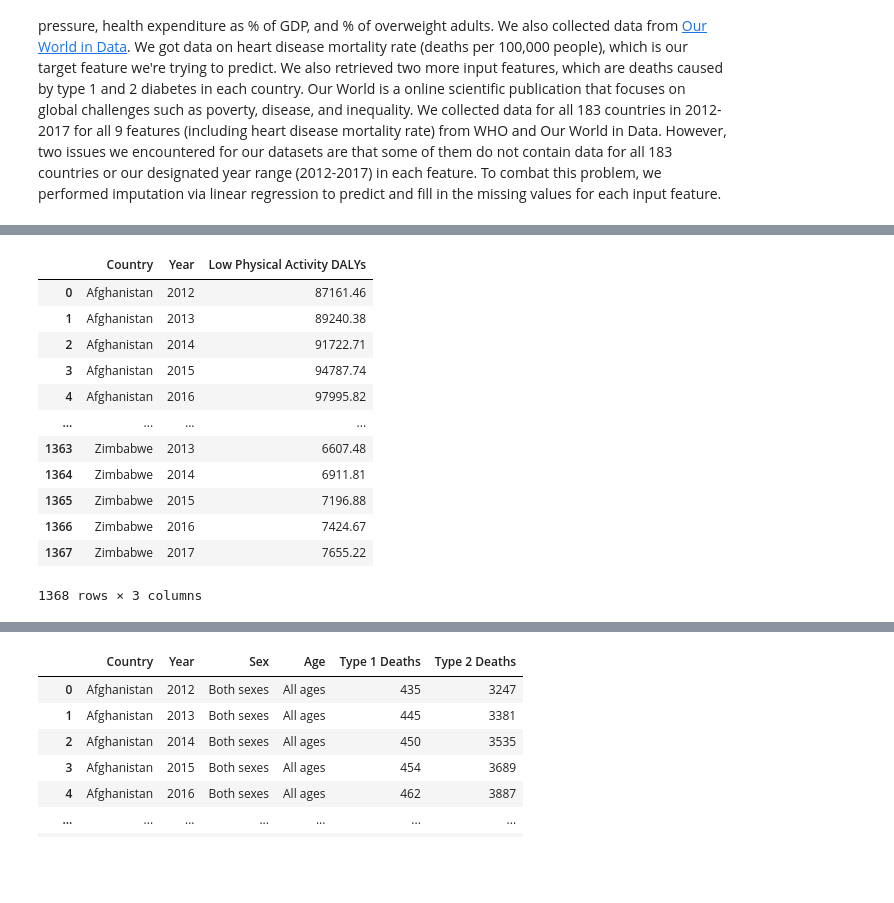
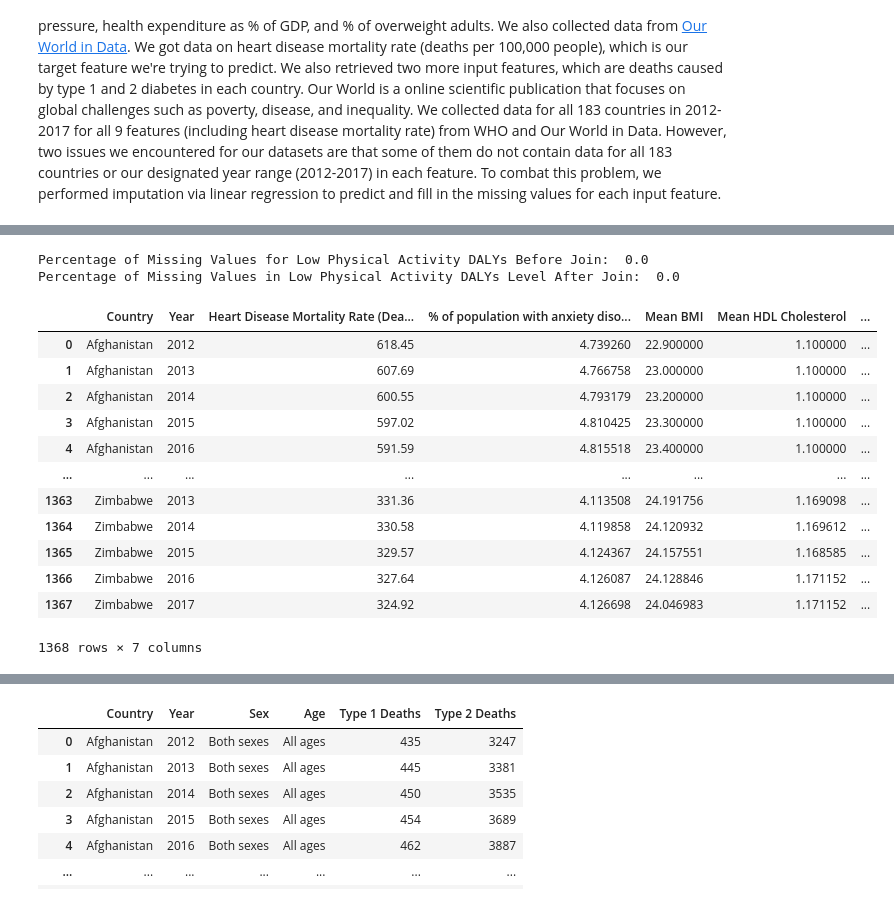
Before and after one commit to tulisamarth123/tulisamarth123.github.io, a Jupyter notebook: final_tutorial_notebook.ipynb, the cells around one changed output, grey strips where cells are left out. Cells and saved outputs as stored; diff of their text form; code cells hidden in the pictures; blank space fills up the shorter version.

Commit message:
Added data processing Markdown and updated index.html (Still in progress)

```diff
--- a/final_tutorial_notebook.ipynb
+++ b/final_tutorial_notebook.ipynb
@@ -71,11 +69,18 @@ anxiety_prevalence_all_countries = anxiety_prevalence_all_countries.sort_values(
 anxiety_prevalence_all_countries = anxiety_prevalence_all_countries.reset_index(drop = True)
 # Compute % of missing values in anxiety disorder data
 percentage_missing_values_anxiety_before = ((float(anxiety_prevalence_all_countries['% of population with anxiety disorders'].isna().sum()))/anxiety_prevalence_all_countries['% of population with anxiety disorders'].count()) * 100.0
-print(percentage_missing_values_anxiety_before)
+print("Percent Missing Anxiety Values Before Join: ", percentage_missing_values_anxiety_before)
+# Substituting all NaN values in anxiety col of main dataframe with mean values of corresponding years
+heart_disease_death_rates['% of population with anxiety disorders'] = anxiety_prevalence_all_countries['% of population with anxiety disorders']
+heart_disease_death_rates['% of population with anxiety disorders'] = heart_disease_death_rates['% of population with anxiety disorders'].fillna(0.0)
+for index, row in heart_disease_death_rates.iterrows():
+    if row['% of population with anxiety disorders'] == 0.0:
+        anxiety_col = heart_disease_death_rates[heart_disease_death_rates['Year'] == row['Year']]['% of population with anxiety disorders']
+        mean_anxiety = anxiety_col.mean(axis = 0)
+        heart_disease_death_rates.loc[index, '% of population with anxiety disorders'] = mean_anxiety
 # Compute % of missing values in anxiety after join
-heart_disease_death_rates['% of population with anxiety disorders'] = anxiety_prevalence_all_countries['% of population with anxiety disorders']
 percentage_missing_values_anxiety_after = ((float(heart_disease_death_rates['% of population with anxiety disorders'].isna().sum()))/heart_disease_death_rates['% of population with anxiety disorders'].count()) * 100.0
+print("Percent Missing Anxiety Values After Join and Imputation: ", percentage_missing_values_anxiety_after)
 # Outputting heart disease death rates df with anxiety column
-print(percentage_missing_values_anxiety_after)
 heart_disease_death_rates
 # %% [output]
@@ -111,10 +116,18 @@ bmi_all_countries = bmi_all_countries[['Country', 'Year', 'Mean BMI']]
 # Compute % of missing values in BMI data frame before join
 percentage_missing_values_bmi_before = ((float(bmi_all_countries['Mean BMI'].isna().sum()))/bmi_all_countries['Mean BMI'].count()) * 100.0
 print("Percentage of Missing Values for Mean BMI Before Join: ", percentage_missing_values_bmi_before)
-# Merge BMI data with heart disease mortality data frame and compute % of missing values after join
+# Merge BMI data with heart disease mortality data frame, Substituting all NaN values in BMI col of main dataframe with mean values of corresponding years
 heart_disease_death_rates['Mean BMI'] = bmi_all_countries['Mean BMI']
+heart_disease_death_rates['Mean BMI'] = heart_disease_death_rates['Mean BMI'].fillna(0.0)
+for index, row in heart_disease_death_rates.iterrows():
+    if row['Mean BMI'] == 0.0:
+        bmi_col = heart_disease_death_rates[heart_disease_death_rates['Year'] == row['Year']]['Mean BMI'].dropna()
+        bmi_mean = bmi_col.mean(axis = 0)
+        heart_disease_death_rates.loc[index, 'Mean BMI'] = bmi_mean
+# Compute % of missing values in BMI after join
 percentage_missing_values_bmi_after = ((float(heart_disease_death_rates['Mean BMI'].isna().sum()))/heart_disease_death_rates['Mean BMI'].count()) * 100.0
 print("Percentage of Missing Values in Mean BMI After Join: ", percentage_missing_values_bmi_after)
+# Outputting heart disease death rates df with BMI column
 heart_disease_death_rates
 # %% [output]
 Percentage of Missing Values for Mean BMI Before Join:  2.094240837696335
@@ -149,10 +162,18 @@ mean_HDL_cholesterol  = mean_HDL_cholesterol[['Country', 'Year', 'Cholesterol Le
 # Compute % of missing values in cholesterol data frame before join
 percentage_missing_values_cholesterol_before = ((float(mean_HDL_cholesterol['Cholesterol Level'].isna().sum()))/mean_HDL_cholesterol['Cholesterol Level'].count()) * 100.0
 print("Percentage of Missing Values for Mean HDL Cholesterol Before Join: ", percentage_missing_values_cholesterol_before)
-# Merge cholesteorl data with heart disease mortality data frame and compute % of missing values after join
+# Merge cholesteorl data with heart disease mortality data frame, Substituting all NaN values in mean HDL cholesterol col of main dataframe with mean values of corresponding years
 heart_disease_death_rates['Mean HDL Cholesterol'] = mean_HDL_cholesterol['Cholesterol Level']
+heart_disease_death_rates['Mean HDL Cholesterol'] = heart_disease_death_rates['Mean HDL Cholesterol'].fillna(0.0)
+for index, row in heart_disease_death_rates.iterrows():
+    if row['Mean HDL Cholesterol'] == 0.0:
+        hdl_cholesterol_col = heart_disease_death_rates[heart_disease_death_rates['Year'] == row['Year']]['Mean HDL Cholesterol'].dropna()
+        hdl_cholesterol_mean = hdl_cholesterol_col.mean(axis = 0)
+        heart_disease_death_rates.loc[index, 'Mean HDL Cholesterol'] = hdl_cholesterol_mean
+# Compute % of missing values in mean HDL cholesterol after join
 percentage_missing_values_cholesterol_after = ((float(heart_disease_death_rates['Mean HDL Cholesterol'].isna().sum()))/heart_disease_death_rates['Mean HDL Cholesterol'].count()) * 100.0
 print("Percentage of Missing Values in Cholesterol Level After Join: ", percentage_missing_values_cholesterol_after)
+# Outputting heart disease death rates df with mean HDL cholesterol column
 heart_disease_death_rates
 # %% [output]
 Percentage of Missing Values for Mean HDL Cholesterol Before Join:  0.0
@@ -173,24 +198,36 @@ Percentage of Missing Values in Cholesterol Level After Join:  19.3717277486911
 # %%
+# Import low physical activity DALYs data, select and rename relevant columns, and choose all rows with years 2012-2017 (will only consider data for both sexes)
 low_phys_activity = pd.read_csv("data/disease-burden-by-risk-factor.csv")
 low_phys_activity = low_phys_activity[['Entity', 'Year', 'DALYs (Disability-Adjusted Life Years) - Cause: All causes - Risk: Low physical activity - Sex: Both - Age: All Ages (Number)']]
 low_phys_activity = low_phys_activity.loc[low_phys_activity['Year'].isin([2012,2013,2014,2015,2016,2017])]
 low_phys_activity = low_phys_activity.rename(columns = {"Entity": "Country",  "DALYs (Disability-Adjusted Life Years) - Cause: All causes - Risk: Low physical activity - Sex: Both - Age: All Ages (Number)": "Low Physical Activity DALYs"})
+# Sort low physical activity DALYs data by country and year and reset indexes and choose only country, year, and low physical activity DALYs columns
 low_phys_activity = low_phys_activity.sort_values(by=['Country', 'Year'])
 low_phys_activity.insert(2, 'Sex', 'Both sexes')
 low_phys_activity = low_phys_activity.reset_index(drop = True)
 low_phys_activity = low_phys_activity[['Country', 'Year', 'Low Physical Activity DALYs']]
-low_phys_activity
+# Compute % of missing values in low physical activity data frame before join
+percentage_missing_values_low_physical_activity_before = ((float(low_phys_activity['Low Physical Activity DALYs'].isna().sum()))/low_phys_activity['Low Physical Activity DALYs'].count()) * 100.0
+print("Percentage of Missing Values for Low Physical Activity DALYs Before Join: ", percentage_missing_values_cholesterol_before)
+# Merge low physical activity DALY data with heart disease mortality data frame and compute % of missing values in low physical activity after join with main dataframe (no imputation required since 0% values missing after join)
+heart_disease_death_rates['Low Physical Activity DALYs'] = low_phys_activity['Low Physical Activity DALYs']
+percentage_missing_values_low_physical_activity_after = ((float(heart_disease_death_rates['Low Physical Activity DALYs'].isna().sum()))/heart_disease_death_rates['Low Physical Activity DALYs'].count()) * 100.0
+print("Percentage of Missing Values in Low Physical Activity DALYs Level After Join: ", percentage_missing_values_low_physical_activity_after)
+# Outputting heart disease death rates data frame after
+heart_disease_death_rates
 # %% [output]
+Percentage of Missing Values for Low Physical Activity DALYs Before Join:  0.0
+Percentage of Missing Values in Low Physical Activity DALYs Level After Join:  0.0
-|  | Country | Year | Low Physical Activity DALYs |
-| 0 | Afghanistan | 2012 | 87161.46 |
-| 1 | Afghanistan | 2013 | 89240.38 |
-| 2 | Afghanistan | 2014 | 91722.71 |
-| 3 | Afghanistan | 2015 | 94787.74 |
-| 4 | Afghanistan | 2016 | 97995.82 |
-| ... | ... | ... | ... |
-| 1363 | Zimbabwe | 2013 | 6607.48 |
-| 1364 | Zimbabwe | 2014 | 6911.81 |
-| 1365 | Zimbabwe | 2015 | 7196.88 |
-| 1366 | Zimbabwe | 2016 | 7424.67 |
-| 1367 | Zimbabwe | 2017 | 7655.22 |
+|  | Country | Year | Heart Disease Mortality Rate (Dea... | % of population with anxiety diso... | Mean BMI | Mean HDL Cholesterol | ... |
+| 0 | Afghanistan | 2012 | 618.45 | 4.739260 | 22.900000 | 1.100000 | ... |
+| 1 | Afghanistan | 2013 | 607.69 | 4.766758 | 23.000000 | 1.100000 | ... |
+| 2 | Afghanistan | 2014 | 600.55 | 4.793179 | 23.200000 | 1.100000 | ... |
+| 3 | Afghanistan | 2015 | 597.02 | 4.810425 | 23.300000 | 1.100000 | ... |
+| 4 | Afghanistan | 2016 | 591.59 | 4.815518 | 23.400000 | 1.100000 | ... |
+| ... | ... | ... | ... | ... | ... | ... | ... |
+| 1363 | Zimbabwe | 2013 | 331.36 | 4.113508 | 24.191756 | 1.169098 | ... |
+| 1364 | Zimbabwe | 2014 | 330.58 | 4.119858 | 24.120932 | 1.169612 | ... |
+| 1365 | Zimbabwe | 2015 | 329.57 | 4.124367 | 24.157551 | 1.168585 | ... |
+| 1366 | Zimbabwe | 2016 | 327.64 | 4.126087 | 24.128846 | 1.171152 | ... |
+| 1367 | Zimbabwe | 2017 | 324.92 | 4.126698 | 24.046983 | 1.171152 | ... |
-1368 rows × 3 columns
+1368 rows × 7 columns
```
Also changed, not shown: parts of 17 cells of this notebook, 1 other file.
